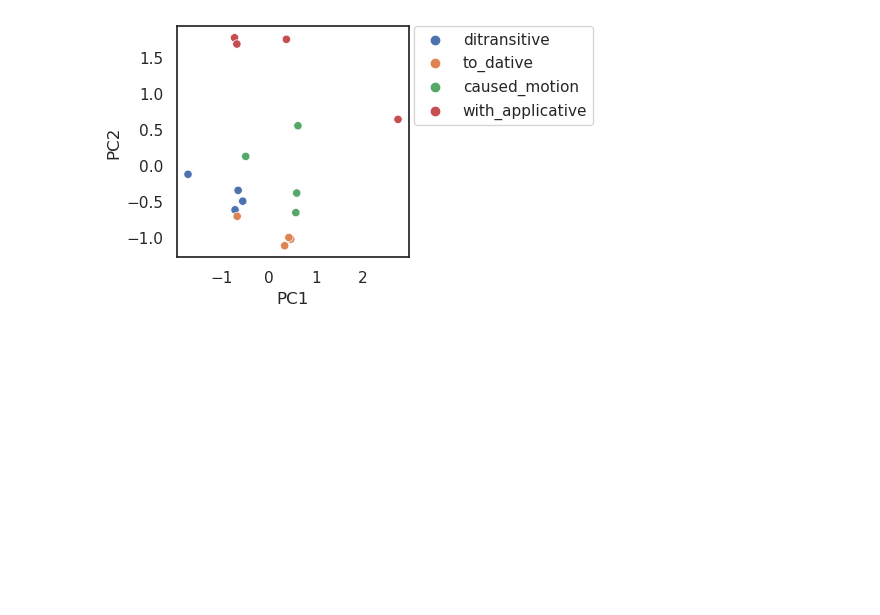
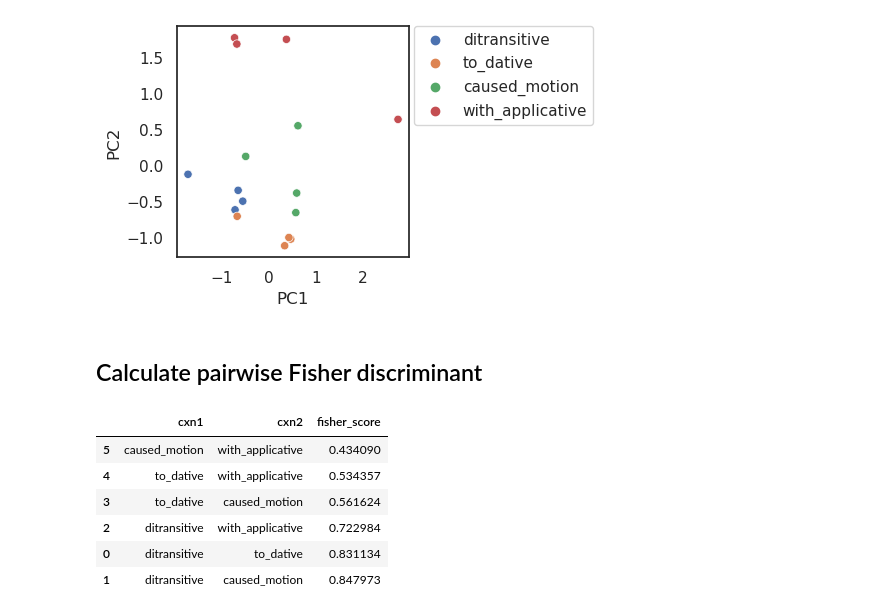
Before and after one commit to SPOClab-ca/neural-reality-constructions, a Jupyter notebook: notebooks/Perek2012.ipynb, the cells around one changed output. Drawn from its saved outputs; the diff is of its cells as text; code cells hidden in the pictures; blank space fills up the shorter version.

Commit message:
Pairwise Fisher discriminant on Perek constructions

```diff
--- a/notebooks/Perek2012.ipynb
+++ b/notebooks/Perek2012.ipynb
@@ -67,3 +67,34 @@ plt.legend(bbox_to_anchor=(1.02, 1), loc='upper left', borderaxespad=0)
 plt.show()
 # %% [output]
 [figure]
+# %% [markdown]
+## Calculate pairwise Fisher discriminant
+# %%
+cxns = df.construction.unique()
+results = []
+for i1 in range(4):
+  for i2 in range(i1+1, 4):
+    cxn1 = cxns[i1]
+    cxn2 = cxns[i2]
+    cxn1_vecs = sent_vecs[df[df.construction == cxn1].index.tolist(), layer]
+    cxn2_vecs = sent_vecs[df[df.construction == cxn2].index.tolist(), layer]
+
+    fisher_score = fisher_discriminant(['a'] * 4 + ['b'] * 4, np.vstack([cxn1_vecs, cxn2_vecs]))
+    results.append(pd.Series({
+      'cxn1': cxn1,
+      'cxn2': cxn2,
+      'fisher_score': fisher_score,
+    }))
+
+results = pd.DataFrame(results)
+# %%
+# Smaller Fisher score = semantically closer
+results.sort_values('fisher_score')
+# %% [output]
+|  | cxn1 | cxn2 | fisher_score |
+| 5 | caused_motion | with_applicative | 0.434090 |
+| 4 | to_dative | with_applicative | 0.534357 |
+| 3 | to_dative | caused_motion | 0.561624 |
+| 2 | ditransitive | with_applicative | 0.722984 |
+| 0 | ditransitive | to_dative | 0.831134 |
+| 1 | ditransitive | caused_motion | 0.847973 |
```
Also changed, not shown: 1 other file.
